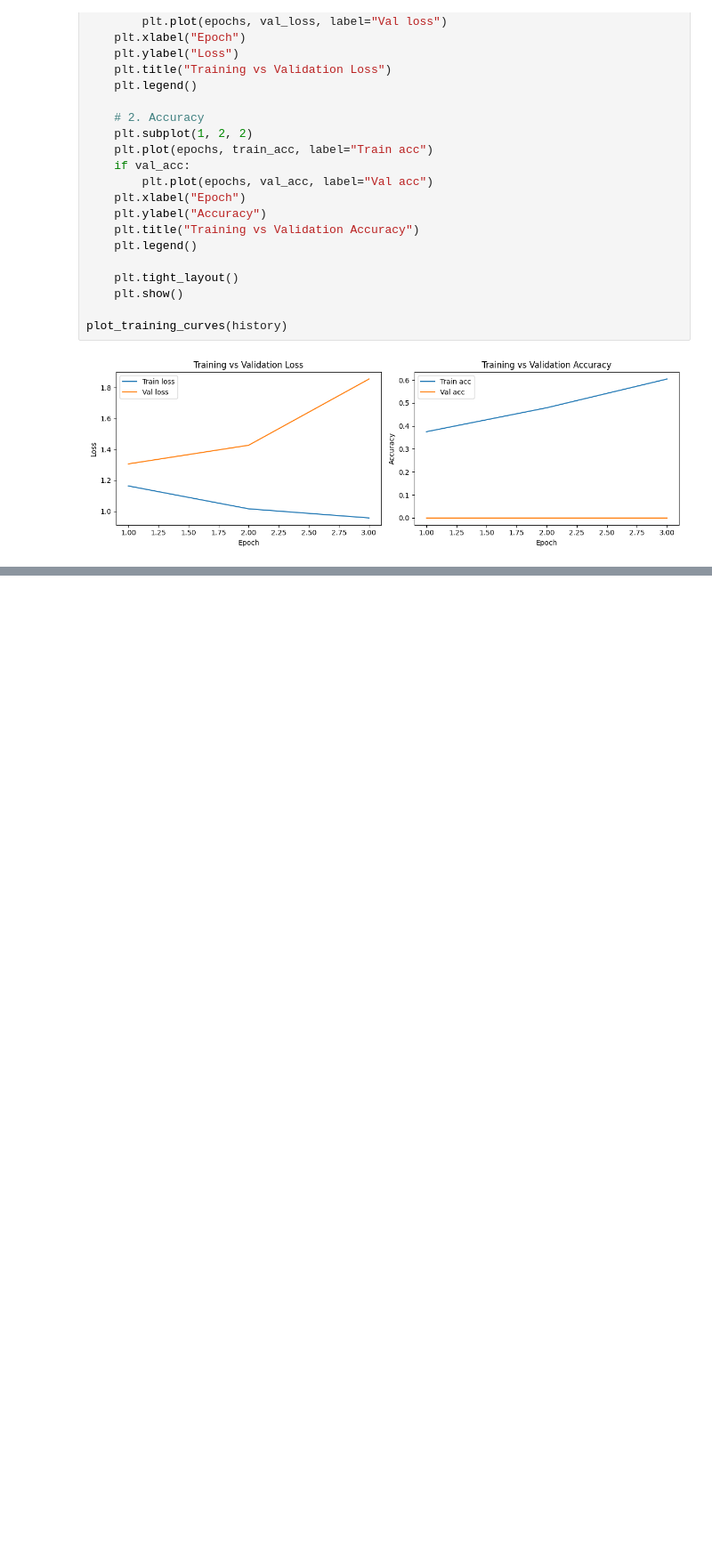
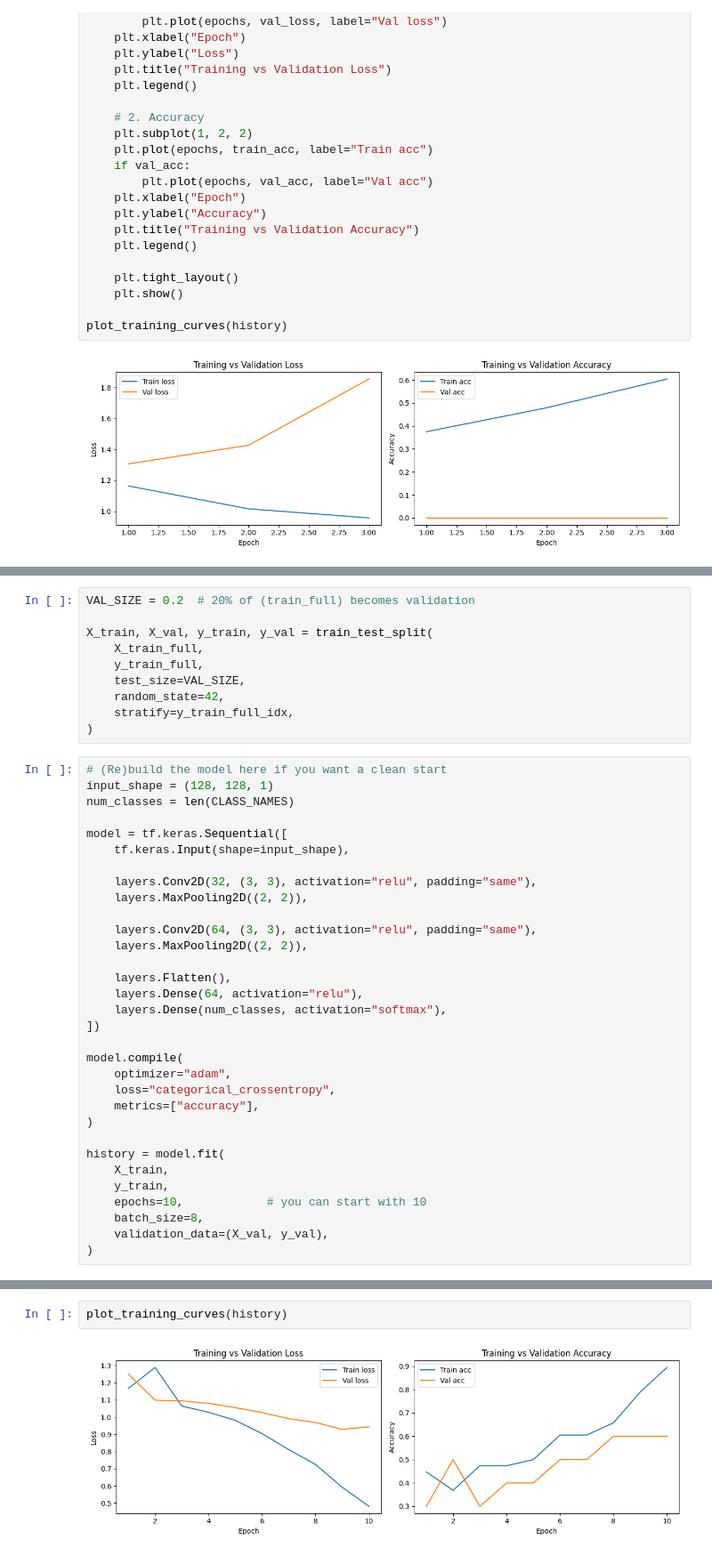
Before and after one commit to aabhiyann/audio-classification-cnn, a Jupyter notebook: notebooks/02_cnn_baseline.ipynb, the cells around one changed output, grey strips where cells are left out. Shown at 89% size. Drawn from its saved outputs; the diff is of its cells as text; blank space fills up the shorter version.

Commit message:
retrain model and plotting validation and accuracy curves

```diff
--- a/notebooks/02_cnn_baseline.ipynb
+++ b/notebooks/02_cnn_baseline.ipynb
@@ -524,0 +544,42 @@ plot_training_curves(history)
+# %%
+VAL_SIZE = 0.2  # 20% of (train_full) becomes validation
+
+X_train, X_val, y_train, y_val = train_test_split(
+    X_train_full,
+    y_train_full,
+    test_size=VAL_SIZE,
+    random_state=42,
+    stratify=y_train_full_idx,
+)
+# %%
+# (Re)build the model here if you want a clean start
+input_shape = (128, 128, 1)
+num_classes = len(CLASS_NAMES)
+
+model = tf.keras.Sequential([
+    tf.keras.Input(shape=input_shape),
+
+    layers.Conv2D(32, (3, 3), activation="relu", padding="same"),
+    layers.MaxPooling2D((2, 2)),
+
+    layers.Conv2D(64, (3, 3), activation="relu", padding="same"),
+    layers.MaxPooling2D((2, 2)),
+
+    layers.Flatten(),
+    layers.Dense(64, activation="relu"),
+    layers.Dense(num_classes, activation="softmax"),
+])
+
+model.compile(
+    optimizer="adam",
+    loss="categorical_crossentropy",
+    metrics=["accuracy"],
+)
+
+history = model.fit(
+    X_train,
+    y_train,
+    epochs=10,            # you can start with 10
+    batch_size=8,
+    validation_data=(X_val, y_val),
+)
@@ -524,0 +615,4 @@ plot_training_curves(history)
+# %%
+plot_training_curves(history)
+# %% [output]
+[figure, added]
```
Also changed, not shown: parts of 5 cells of this notebook.
